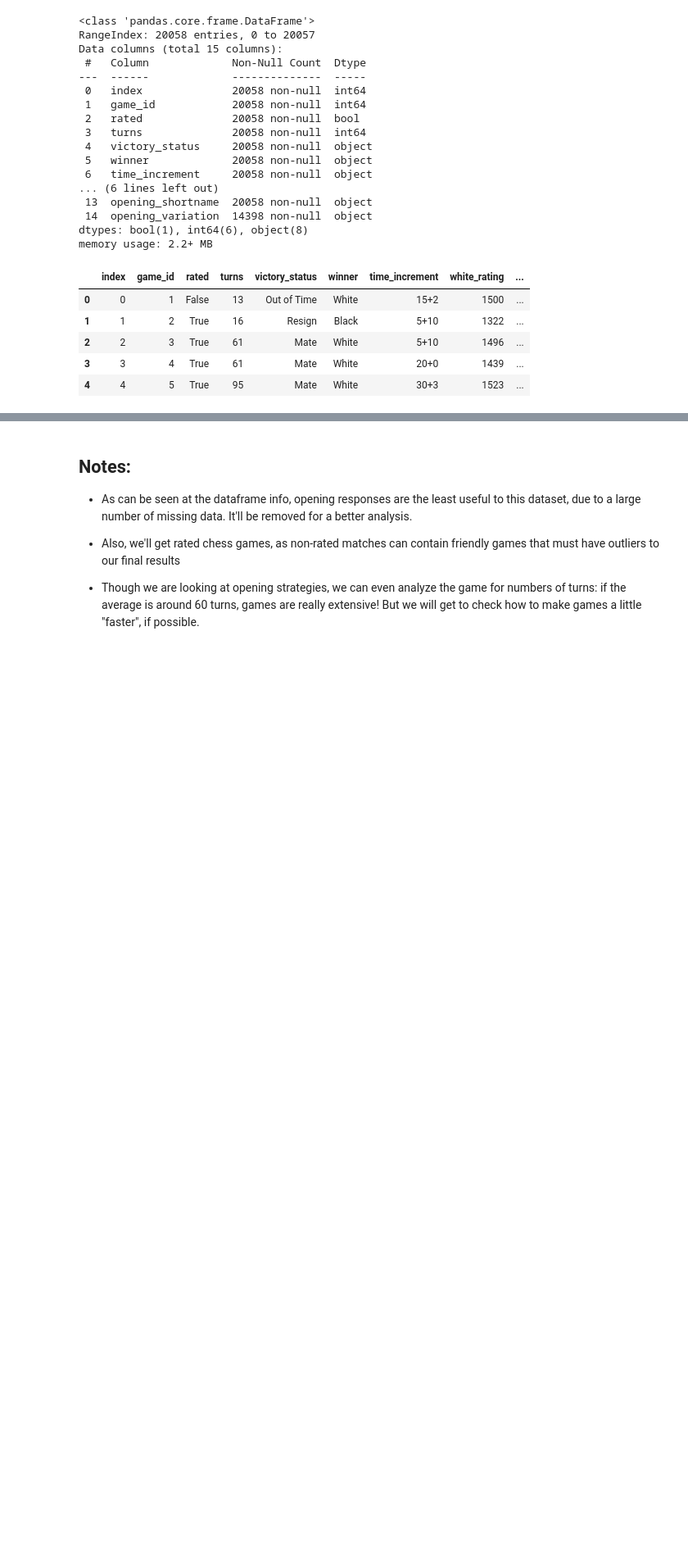
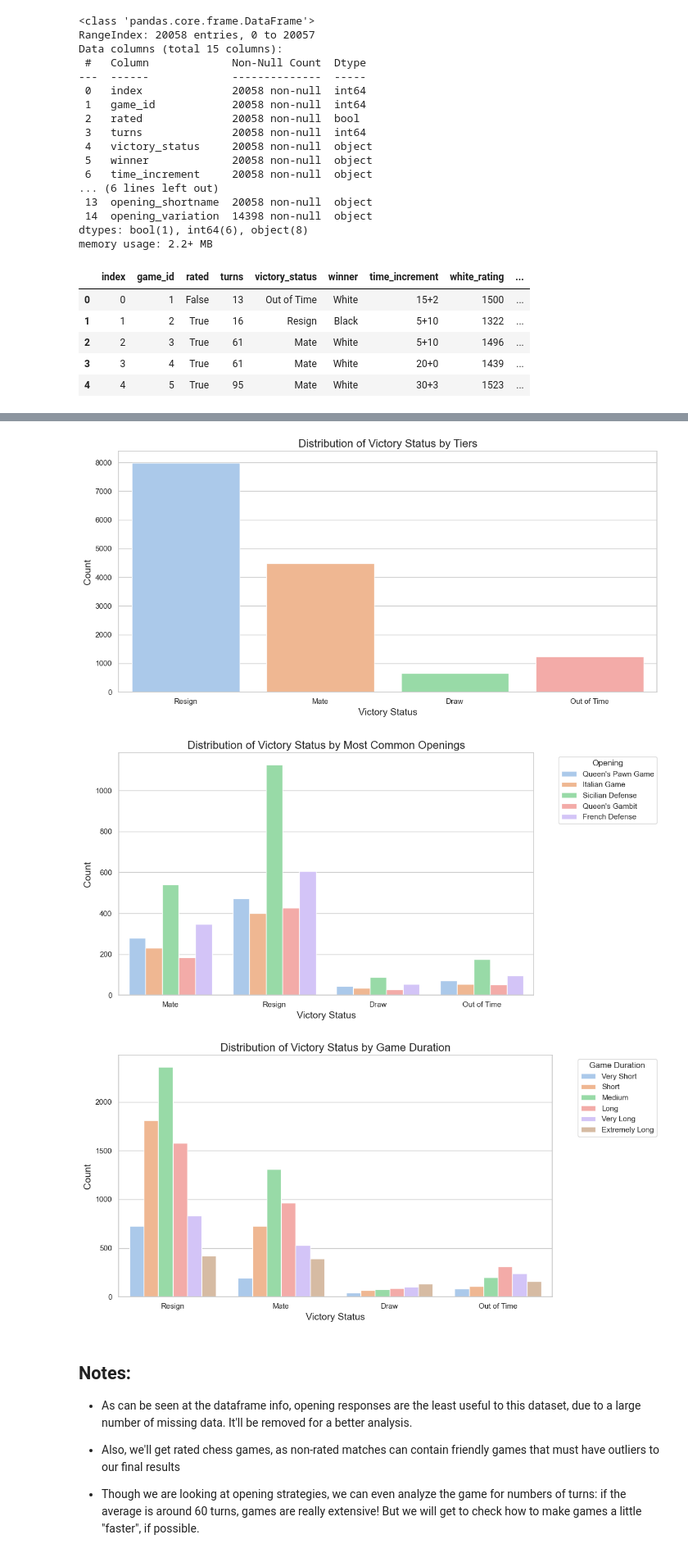
Before and after one commit to sergioneto12/Chess_Analysis, a Jupyter notebook: index.ipynb, the cells around one changed output, grey strips where cells are left out. Shown at 82% size. Drawn from its saved outputs; the diff is of its cells as text; code cells hidden in the pictures; blank space fills up the shorter version.

```diff
--- a/index.ipynb
+++ b/index.ipynb
@@ -101,3 +130,41 @@ df.head(5)
+# %%
+# Distribution of victory_status by tiers
+plt.figure(figsize=(12, 6))
+sns.countplot(data=df, x='victory_status', palette='pastel')
+plt.title('Distribution of Victory Status by Tiers', fontsize=16)
+plt.xlabel('Victory Status', fontsize=14)
+plt.ylabel('Count', fontsize=14)
+plt.tight_layout()
+plt.show()
+
+# Distribution of victory_status by openings
+top_openings = df['opening_shortname'].value_counts().head(5).index
+filtered_df = df[df['opening_shortname'].isin(top_openings)]
+
+plt.figure(figsize=(12, 6))
+sns.countplot(data=filtered_df, x='victory_status', hue='opening_shortname', palette='pastel')
+plt.title('Distribution of Victory Status by Most Common Openings', fontsize=16)
+plt.xlabel('Victory Status', fontsize=14)
+plt.ylabel('Count', fontsize=14)
+plt.legend(title='Opening', bbox_to_anchor=(1.05, 1), loc='upper left')
+plt.tight_layout()
+plt.show()
+
+# Check the relationship between type of victory and game duration
+df['game_length'] = pd.cut(df['turns'], bins=[0, 20, 40, 60, 80, 100, 120], labels=['Very Short', 'Short', 'Medium', 'Long', 'Very Long', 'Extremely Long'])
+
+plt.figure(figsize=(12, 6))
+sns.countplot(data=df, x='victory_status', hue='game_length', palette='pastel')
+plt.title('Distribution of Victory Status by Game Duration', fontsize=16)
+plt.xlabel('Victory Status', fontsize=14)
+plt.ylabel('Count', fontsize=14)
+plt.legend(title='Game Duration', bbox_to_anchor=(1.05, 1), loc='upper left')
+plt.tight_layout()
+plt.show()
+# %% [output]
+[figure, added]
+[figure, added]
+[figure, added]
 # %% [markdown]
 ## Notes:
 
```
Also changed, not shown: parts of 6 cells of this notebook.
